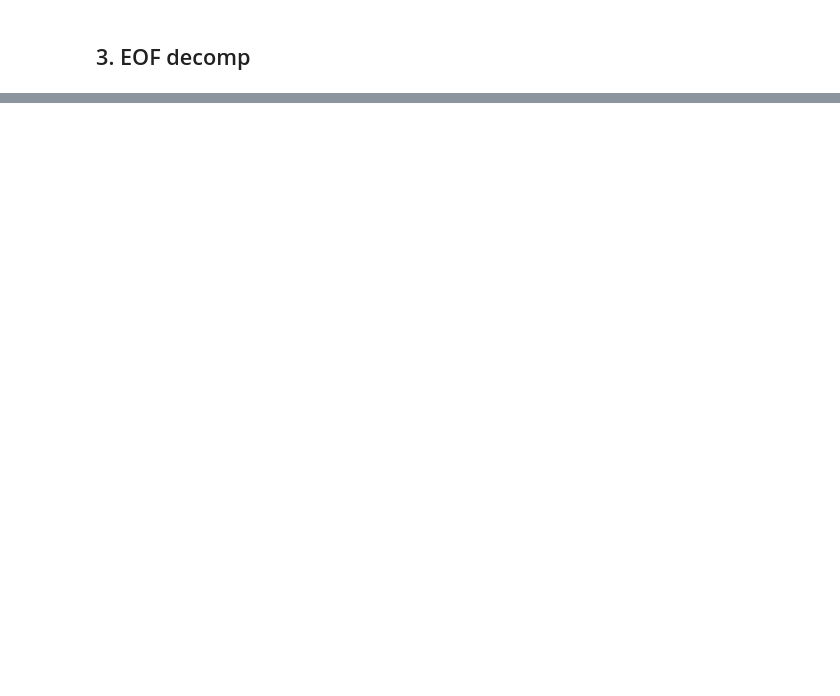
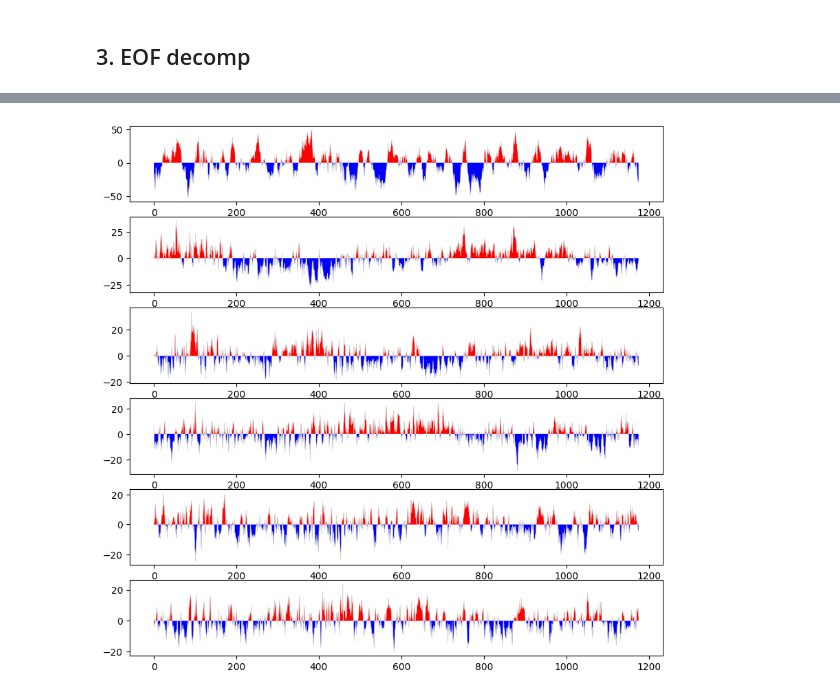
Before and after one commit to DeanHenze/Dask-with-cloud, a Jupyter notebook: examples/eof_ersst_xrfuncs.ipynb, the cells around one changed output, grey strips where cells are left out. Drawn from its saved outputs; the diff is of its cells as text; code cells hidden in the pictures; blank space fills up the shorter version.

```diff
--- a/examples/eof_ersst_xrfuncs.ipynb
+++ b/examples/eof_ersst_xrfuncs.ipynb
@@ -714,0 +254,11 @@ for a in anan:
+# %%
+wgts = np.cos(np.deg2rad(sst_nocycle['lat']))**0.5 # Common practice to weight by latitude
+# %%
+%%time
+
+model = xe.models.EOF(
+    n_modes=6,
+    use_weights=True,
+    standardize=False
+    )
+model.fit(sst_nocycle, dim='time', weights=wgts)
@@ -714,0 +280,12 @@ for a in anan:
+# %%
+%%time
+
+# The package automatically normalizes the returned PCA's ("scores"). We back out the raw scores here:
+scores = model.scores().compute()
+svals = model.singular_values().compute()
+scores_raw = scores * svals
+# %%
+%%time
+
+# EOFs ("components"):
+components = model.components().compute()
@@ -714,0 +319,15 @@ for a in anan:
+# %%
+fig5, axes5 = plt.subplots(6, 1, figsize=(10,10))
+
+x = range(len(scores['time']))
+zeroline = np.zeros(len(x))
+
+for i, ax in zip(range(1, 7), axes5):
+    scores_raw_i = scores_raw.sel(mode=i).values
+    pos_score = scores_raw_i > 0
+    ax.fill_between(x, scores_raw_i, zeroline, where=pos_score, facecolor='red', interpolate=True)
+    ax.fill_between(x, scores_raw_i, zeroline, where=~pos_score, facecolor='blue', interpolate=True)
+    ax.plot(scores_raw_i, color='lightgrey', linewidth=0.5)
+    #ax.set_ylim(-1, 1)
+# %% [output]
+[figure, added]
```
Also changed, not shown: parts of 87 cells of this notebook.
